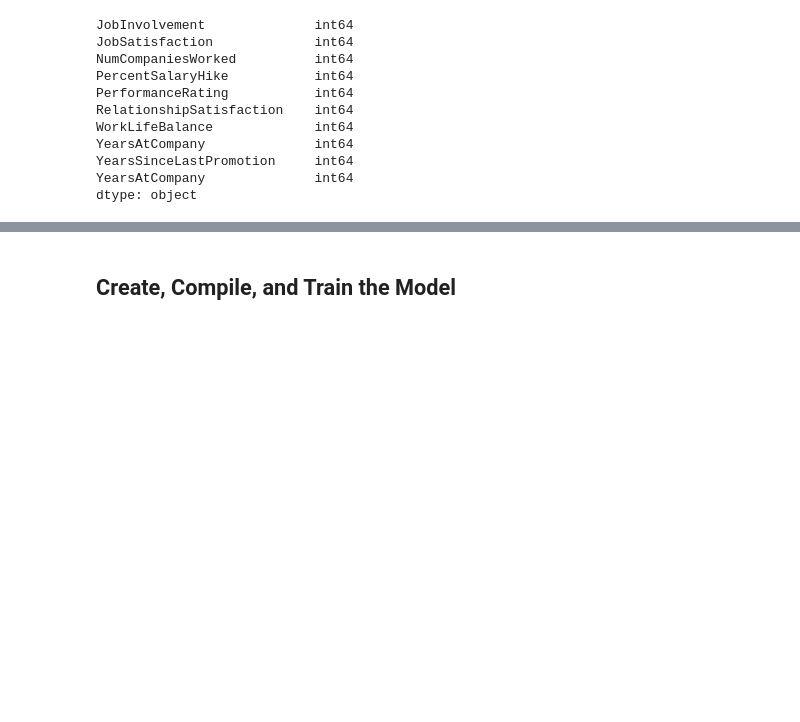
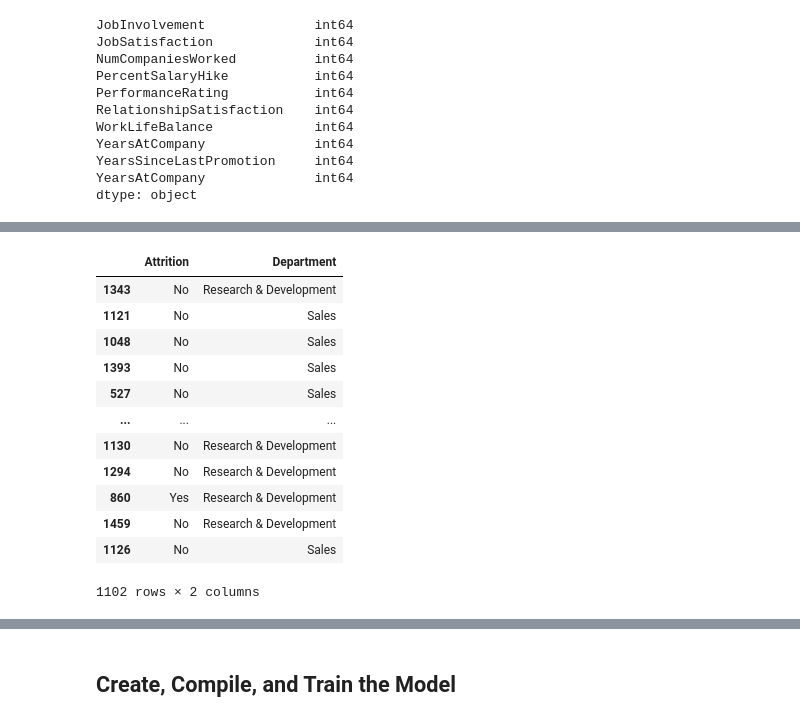
Before and after one commit to jjmccarty/neural-network-challenge-2, a Jupyter notebook: attrition.ipynb, the cells around one changed output, grey strips where cells are left out. Cells and saved outputs as stored; diff of their text form; code cells hidden in the pictures; blank space fills up the shorter version.

```diff
--- a/attrition.ipynb
+++ b/attrition.ipynb
@@ -123,5 +96,21 @@ X_scaler.fit(X_train)
 # Scale the training and testing data
 X_train_scaled = X_scaler.transform(X_train)
 X_test_scaled = X_scaler.transform(X_test)
+# %%
+y_train
+# %% [output]
+|  | Attrition | Department |
+| 1343 | No | Research & Development |
+| 1121 | No | Sales |
+| 1048 | No | Sales |
+| 1393 | No | Sales |
+| 527 | No | Sales |
+| ... | ... | ... |
+| 1130 | No | Research & Development |
+| 1294 | No | Research & Development |
+| 860 | Yes | Research & Development |
+| 1459 | No | Research & Development |
+| 1126 | No | Sales |
+1102 rows × 2 columns
 # %%
 # Create a OneHotEncoder for the Department column
```
Also changed, not shown: parts of 21 cells of this notebook.
